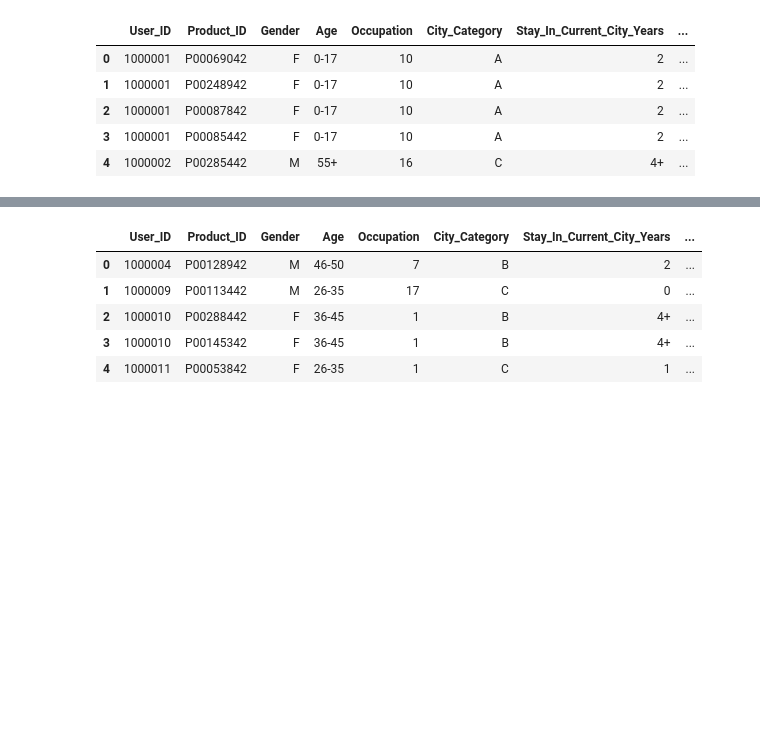
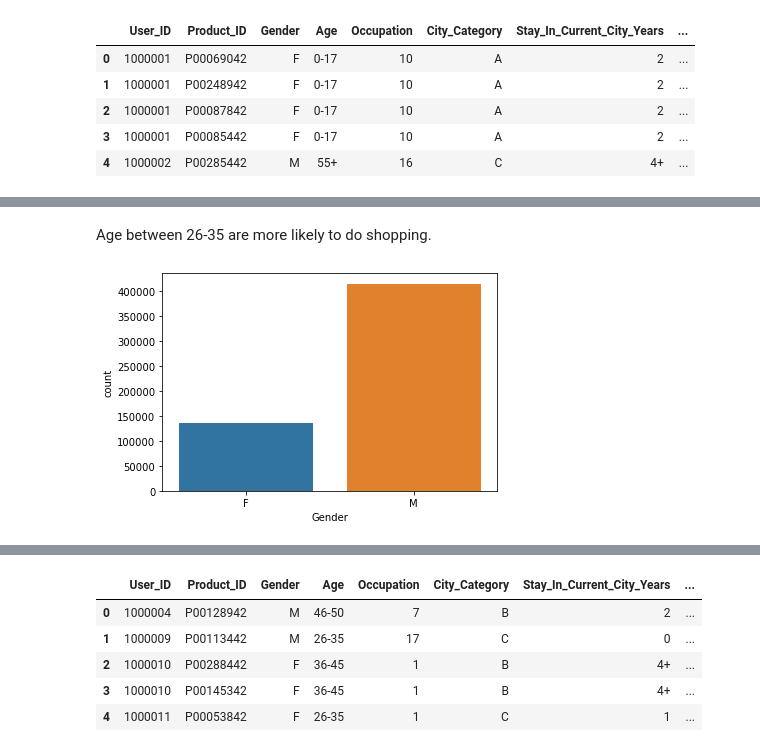
Before and after one commit to manishjuit/Machine-Learning, a Jupyter notebook: Black Friday Problem.ipynb, the cells around one changed output, grey strips where cells are left out. Drawn from its saved outputs; the diff is of its cells as text; code cells hidden in the pictures; blank space fills up the shorter version.

```diff
--- a/Black Friday Problem.ipynb
+++ b/Black Friday Problem.ipynb
@@ -44,0 +76,6 @@ customertraindata.head()
+# %% [markdown]
+Age between 26-35 are more likely to do shopping.
+# %%
+sns.countplot(x='Gender', data=customertraindata);
+# %% [output]
+[figure, added]
```
Also changed, not shown: parts of 56 cells of this notebook.
